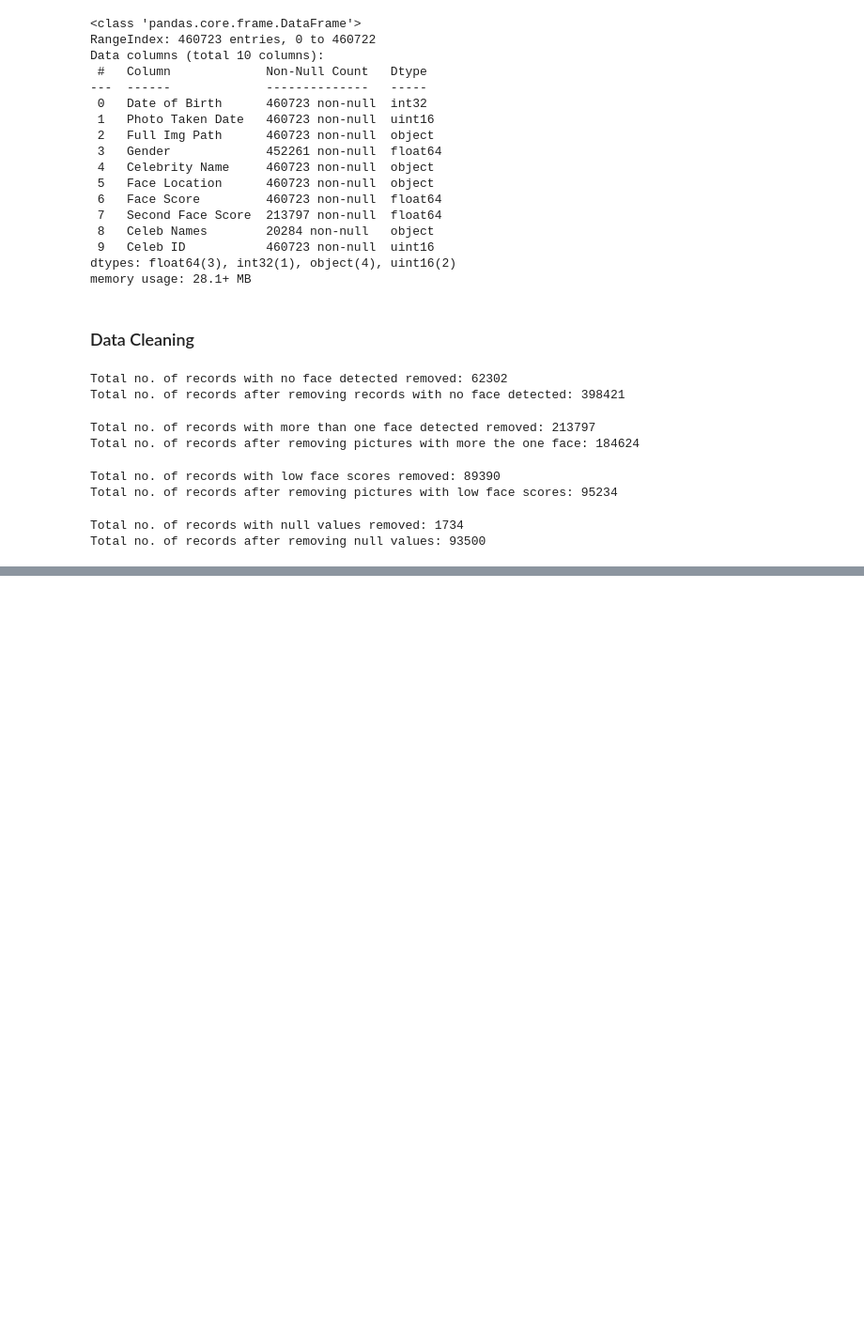
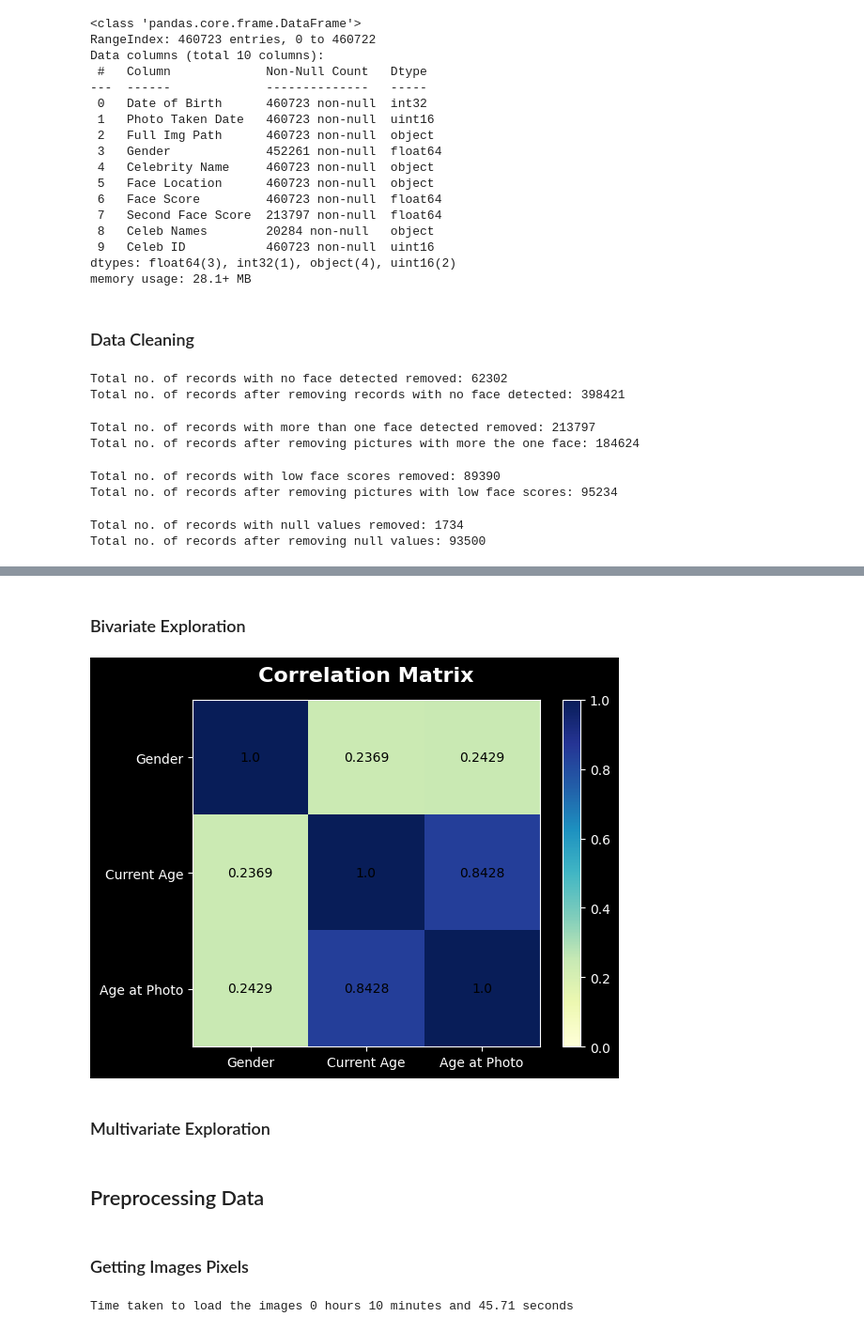
Before and after one commit to AIBabyTeaching/deep-learning-project-Momad-Y, a Jupyter notebook: Celebrity Look a Like CNN DL Project.ipynb, the cells around one changed output, grey strips where cells are left out. Shown at 94% size. Cells and saved outputs as stored; diff of their text form; code cells hidden in the pictures; blank space fills up the shorter version.

```diff
--- a/Celebrity Look a Like CNN DL Project.ipynb
+++ b/Celebrity Look a Like CNN DL Project.ipynb
@@ -317,0 +453,30 @@ memory usage: 2.9+ MB
+# %% [markdown]
+### Bivariate Exploration <a id="bivis"></a>
+# %%
+# Plotting the correlation matrix of the data using a heatmap
+corr = data_df[["Gender", "Current Age", "Age at Photo"]].corr()
+plt.imshow(corr, cmap="YlGnBu", interpolation="nearest", vmin=0, vmax=1)
+plt.colorbar()
+
+for i in range(3):
+    for j in range(3):
+        plt.annotate(
+            str(round(corr.values[i][j], 4)),
+            xy=(j, i),
+            ha="center",
+            va="center",
+            color="black",
+        )
+
+plt.title("Correlation Matrix", fontsize=16, fontweight="bold", y=1.03)
+
+plt.xticks(range(len(corr.columns)), corr.columns)
+plt.yticks(range(len(corr.columns)), corr.columns)
+
+plt.show()
+# %% [output]
+[figure, added]
+# %% [markdown]
+### Multivariate Exploration
+# %% [markdown]
+## Preprocessing Data <a id='pre'></a>
@@ -317,0 +488,2 @@ memory usage: 2.9+ MB
+# %% [markdown]
+### Getting Images Pixels <a id='pix'></a>
@@ -317,0 +496,19 @@ memory usage: 2.9+ MB
+# %%
+# Loading the image pixels from the path
+if skip_preprocessing == "n":
+    toc = time.time()
+    data_df["Image Pixels"] = data_df["Full Img Path"].apply(load_imgs)
+    tic = time.time()
+
+    img_pixels_time = str(timedelta(seconds=tic - toc))
+    print(
+        "Time taken to load the images",
+        img_pixels_time[0:1],
+        "hours",
+        img_pixels_time[2:4],
+        "minutes and",
+        img_pixels_time[5:10],
+        "seconds",
+    )
+# %% [output]
+Time taken to load the images 0 hours 10 minutes and 45.71 seconds
```
Also changed, not shown: parts of 38 cells of this notebook.
